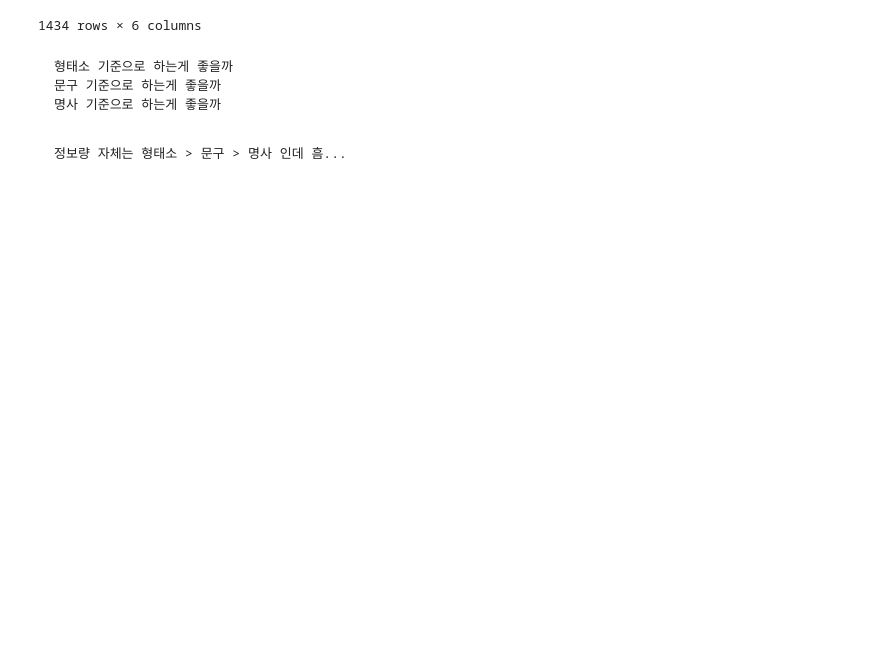
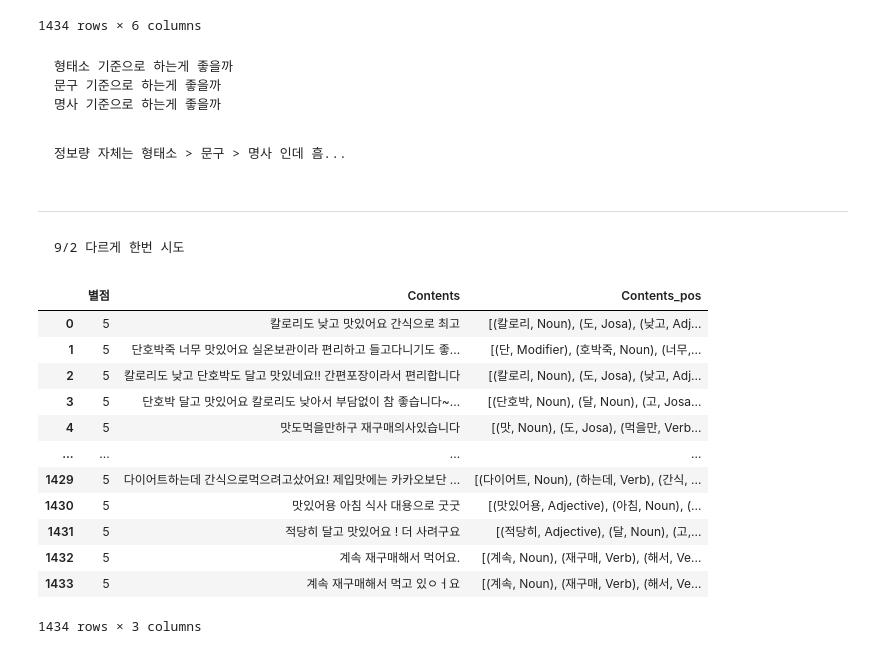
Before and after one commit to skdbsxir/DS-Studying, a Jupyter notebook: [NN Study]/[NLP Study]/[실무예제]/02. JJS Tokenizing 1.ipynb, the cells around one changed output. Cells and saved outputs as stored; diff of their text form; code cells hidden in the pictures; blank space fills up the shorter version.

```diff
--- a/[NN Study]/[NLP Study]/[실무예제]/02. JJS Tokenizing 1.ipynb
+++ b/[NN Study]/[NLP Study]/[실무예제]/02. JJS Tokenizing 1.ipynb
@@ -121,0 +119,22 @@ import nltk
+# %% [markdown]
+---------------
+
+    9/2 다르게 한번 시도
+# %%
+okt = Okt()
+df['Contents_pos'] = df['Contents'].apply(lambda x: okt.pos(x, norm=True)) # stem을 하는게 좋을까 흠
+df
+# %% [output]
+|  | 별점 | Contents | Contents_pos |
+| 0 | 5 | 칼로리도 낮고 맛있어요 간식으로 최고 | [(칼로리, Noun), (도, Josa), (낮고, Adj... |
+| 1 | 5 | 단호박죽 너무 맛있어요 실온보관이라 편리하고 들고다니기도 좋... | [(단, Modifier), (호박죽, Noun), (너무,... |
+| 2 | 5 | 칼로리도 낮고 단호박도 달고 맛있네요!! 간편포장이라서 편리합니다 | [(칼로리, Noun), (도, Josa), (낮고, Adj... |
+| 3 | 5 | 단호박 달고 맛있어요 칼로리도 낮아서 부담없이 참 좋습니다~... | [(단호박, Noun), (달, Noun), (고, Josa... |
+| 4 | 5 | 맛도먹을만하구 재구매의사있습니다 | [(맛, Noun), (도, Josa), (먹을만, Verb... |
+| ... | ... | ... | ... |
+| 1429 | 5 | 다이어트하는데 간식으로먹으려고샀어요! 제입맛에는 카카오보단 ... | [(다이어트, Noun), (하는데, Verb), (간식, ... |
+| 1430 | 5 | 맛있어용 아침 식사 대용으로 굿굿 | [(맛있어용, Adjective), (아침, Noun), (... |
+| 1431 | 5 | 적당히 달고 맛있어요 ! 더 사려구요 | [(적당히, Adjective), (달, Noun), (고,... |
+| 1432 | 5 | 계속 재구매해서 먹어요. | [(계속, Noun), (재구매, Verb), (해서, Ve... |
+| 1433 | 5 | 계속 재구매해서 먹고 있ㅇㅓ요 | [(계속, Noun), (재구매, Verb), (해서, Ve... |
+1434 rows × 3 columns
```
Also changed, not shown: parts of 10 cells of this notebook.
